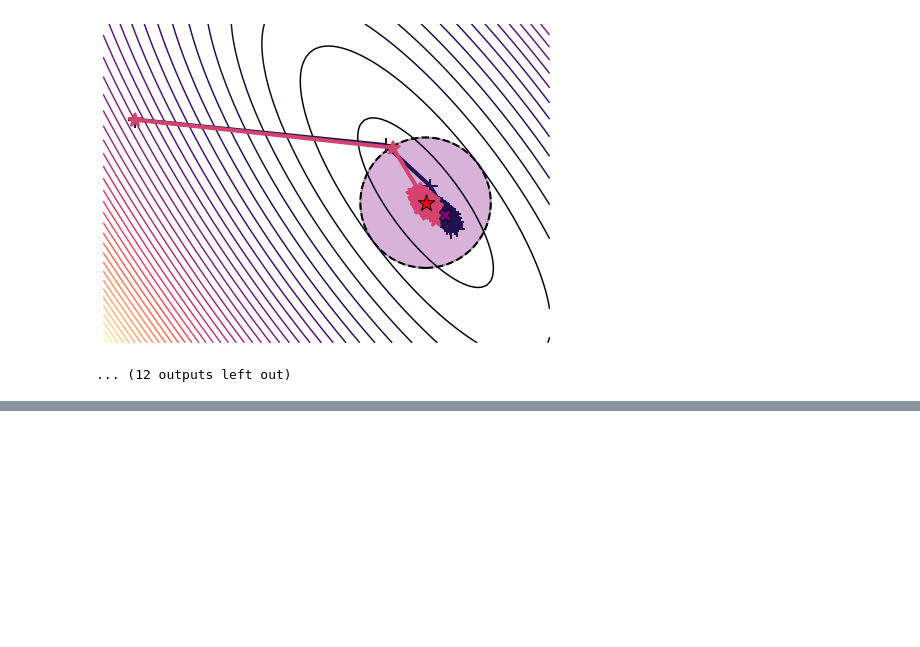
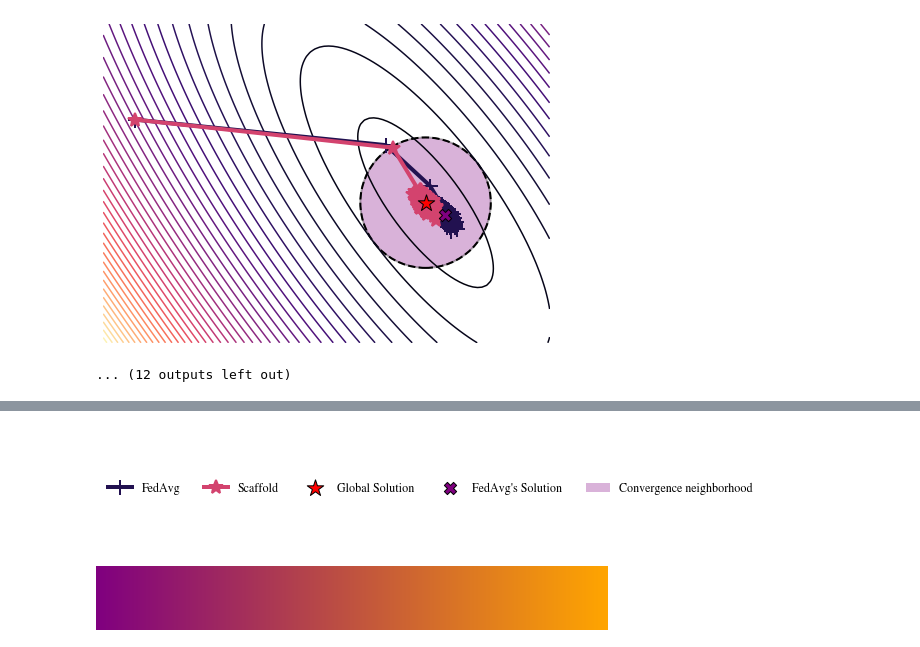
Before and after one commit to pmangold/presentations, a Jupyter notebook: 2025-conferences/workshop-dataia/images/2d_plot_scaffold_convergence.ipynb, the cells around one changed output, grey strips where cells are left out. Drawn from its saved outputs; the diff is of its cells as text; code cells hidden in the pictures; blank space fills up the shorter version.

```diff
--- a/2025-conferences/workshop-dataia/images/2d_plot_scaffold_convergence.ipynb
+++ b/2025-conferences/workshop-dataia/images/2d_plot_scaffold_convergence.ipynb
@@ -280,0 +312,36 @@ for n_local in [2, 10, 50]:
+# %%
+import matplotlib.pyplot as plt
+import matplotlib.patches as mpatches
+import numpy as np
+import os
+
+# Define colors and markers as in the main plot
+# palette = ["blue", "orange", "green", "purple"]
+
+# Create a separate figure for the legend
+fig, ax = plt.subplots(figsize=(8, 2))
+ax.axis("off")  # Hide axes
+
+# Define legend elements
+legend_elements = [
+    plt.Line2D([0], [0], marker="+", color=palette[0], markersize=15, markeredgewidth=2, linewidth=4, label="FedAvg"),
+    plt.Line2D([0], [0], marker="*", color=palette[3], markersize=15, markeredgewidth=2, linewidth=4, label="Scaffold"),
+    plt.scatter([], [], color="red", edgecolors="black", marker="*", s=300, label="Global Solution"),
+    plt.scatter([], [], color="purple", edgecolors="black", marker="X", s=150, label="FedAvg's Solution"),
+    mpatches.Patch(facecolor='purple', alpha=0.3, label="Convergence neighborhood")
+]
+
+# Add legend to the figure in a single row
+ax.legend(handles=legend_elements, loc="center", fontsize=12, frameon=False, ncol=len(legend_elements))
+
+# Save legend figure (optional)
+plt.savefig("legend_fedavg_scaffold.pdf", bbox_inches="tight")
+
+# Show the legend figure
+plt.show()
+# %% [output]
+[figure, added]
+# %%
+cmap
+# %% [output]
+[figure, added]
```
Also changed, not shown: parts of 1 cell of this notebook, 7 other files.
